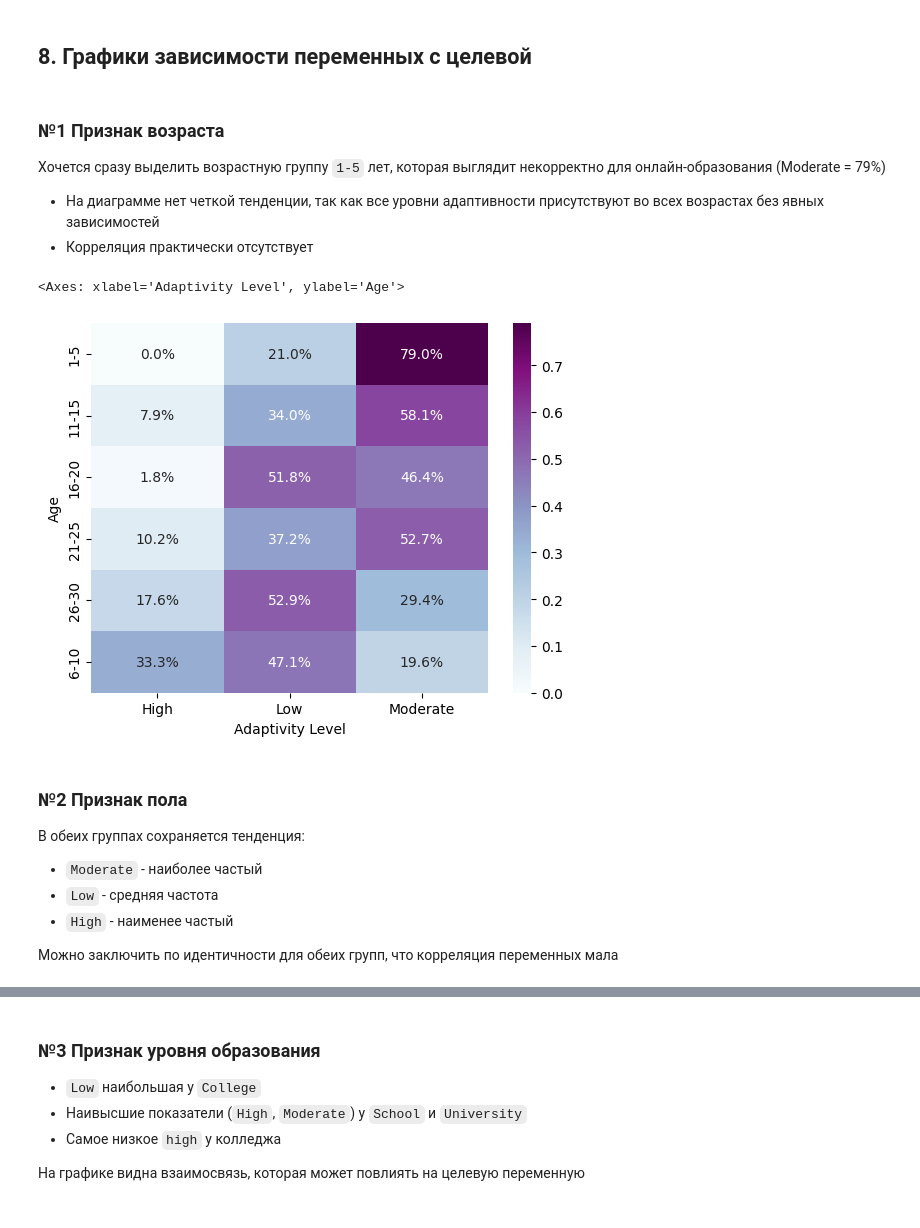
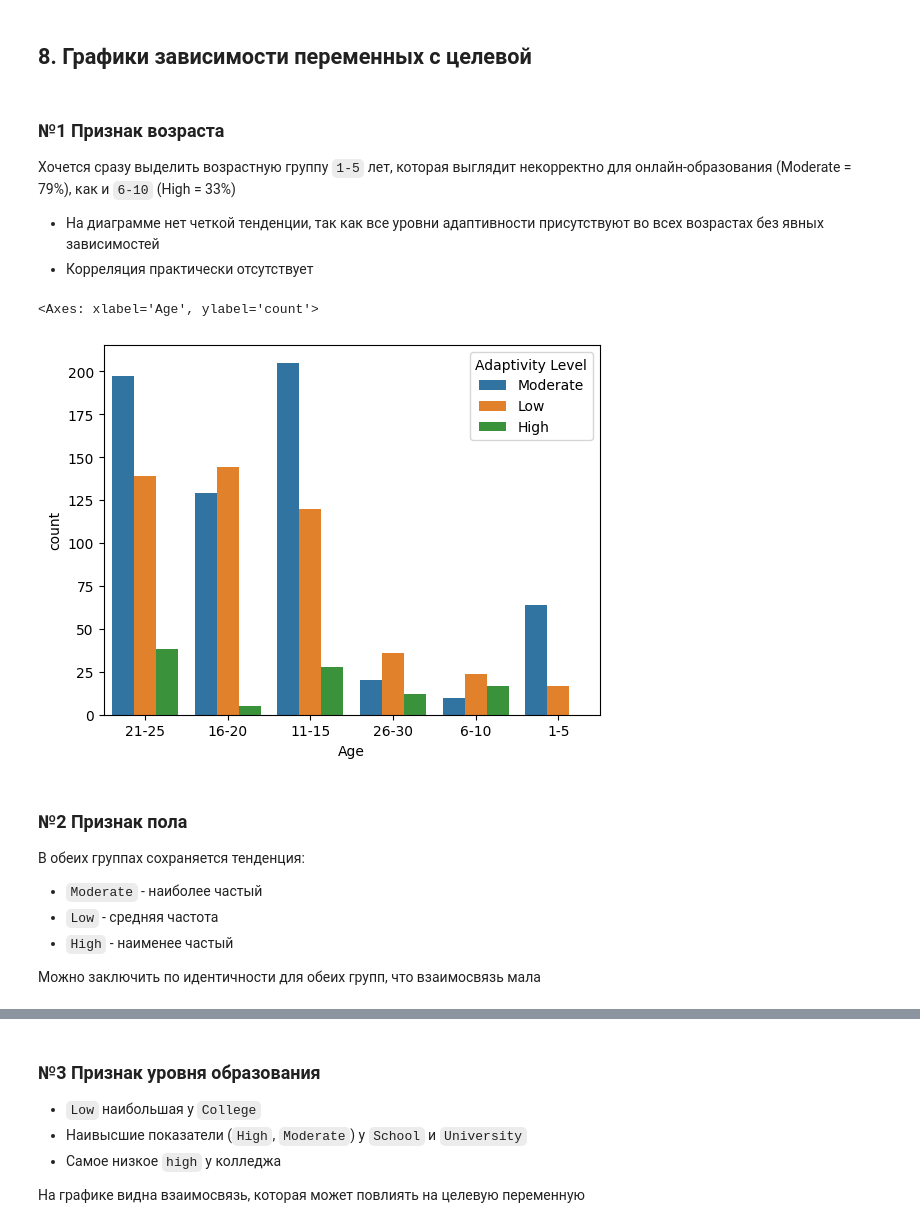
Before and after one commit to cvvup/Introduction-to-AI, a Jupyter notebook: src/lab2.ipynb, the cells around one changed output, grey strips where cells are left out. Drawn from its saved outputs; the diff is of its cells as text; code cells hidden in the pictures.

Commit message:
lab2 + data

```diff
--- a/src/lab2.ipynb
+++ b/src/lab2.ipynb
@@ -14,7 +15,7 @@ import matplotlib.pyplot as plt
 # %% [markdown]
 ## 1. Пример импорта данных
 # %%
-data = pd.read_csv('/Users/mariakhaidukova/Downloads/students_adaptability_level_online_education.csv')
+data = pd.read_csv('data/students_adaptability_level_online_education.csv')
 # %%
 data.head()
 # %% [output]
@@ -258,16 +258,15 @@ Name: count, dtype: int64
 ## 8. Графики зависимости переменных с целевой
 # %% [markdown]
 ### №1 Признак возраста
-Хочется сразу выделить возрастную группу `1-5` лет, которая выглядит некорректно для онлайн-образования (Moderate = 79%)
+Хочется сразу выделить возрастную группу `1-5` лет, которая выглядит некорректно для онлайн-образования (Moderate = 79%), как и `6-10` (High = 33%)
 
 - На диаграмме нет четкой тенденции, так как все уровни адаптивности присутствуют во всех возрастах без явных зависимостей
 - Корреляция практически отсутствует
-# %%
-cross_tab = pd.crosstab(data['Age'], data['Adaptivity Level'], normalize='index')
-sns.heatmap(cross_tab, annot=True, fmt='.1%', cmap='BuPu')
-# %% [output]
-<Axes: xlabel='Adaptivity Level', ylabel='Age'>
-[figure, removed]
+# %%
+sns.countplot(data=data, x='Age', hue='Adaptivity Level')
+# %% [output]
+<Axes: xlabel='Age', ylabel='count'>
+[figure, added]
 # %% [markdown]
 ### №2 Признак пола
 
@@ -276,4 +275,4 @@ sns.heatmap(cross_tab, annot=True, fmt='.1%', cmap='BuPu')
 - `Low` - средняя частота
 - `High` - наименее частый
 
-Можно заключить по идентичности для обеих групп, что корреляция переменных мала
+Можно заключить по идентичности для обеих групп, что взаимосвязь мала
```
Also changed, not shown: parts of 15 cells of this notebook, 2 other files.
